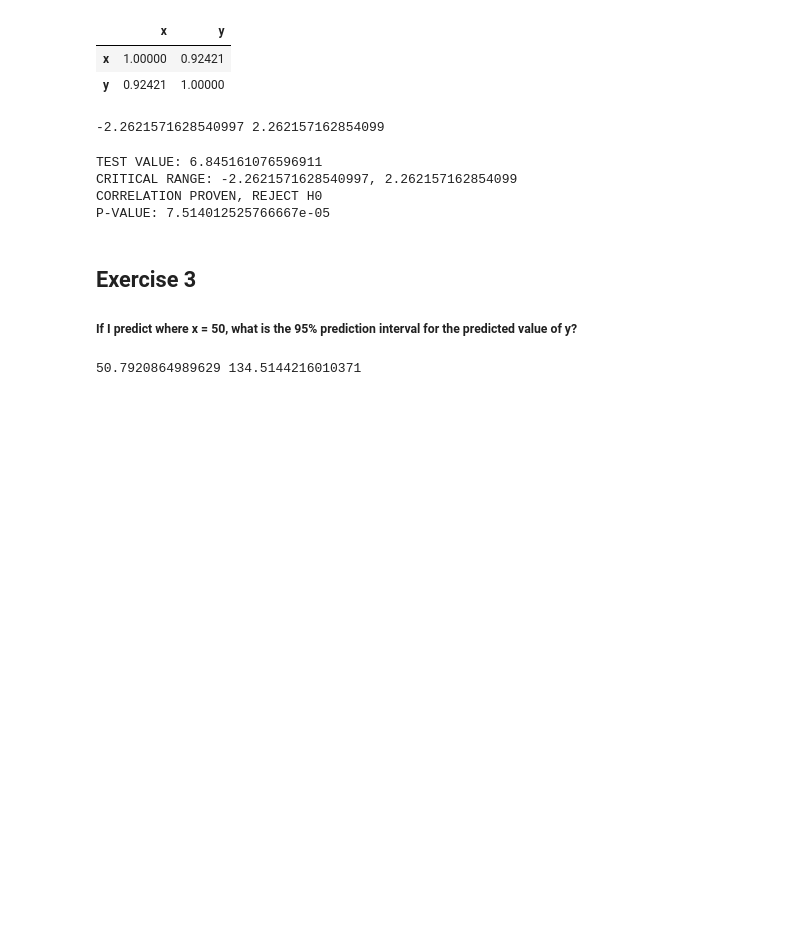
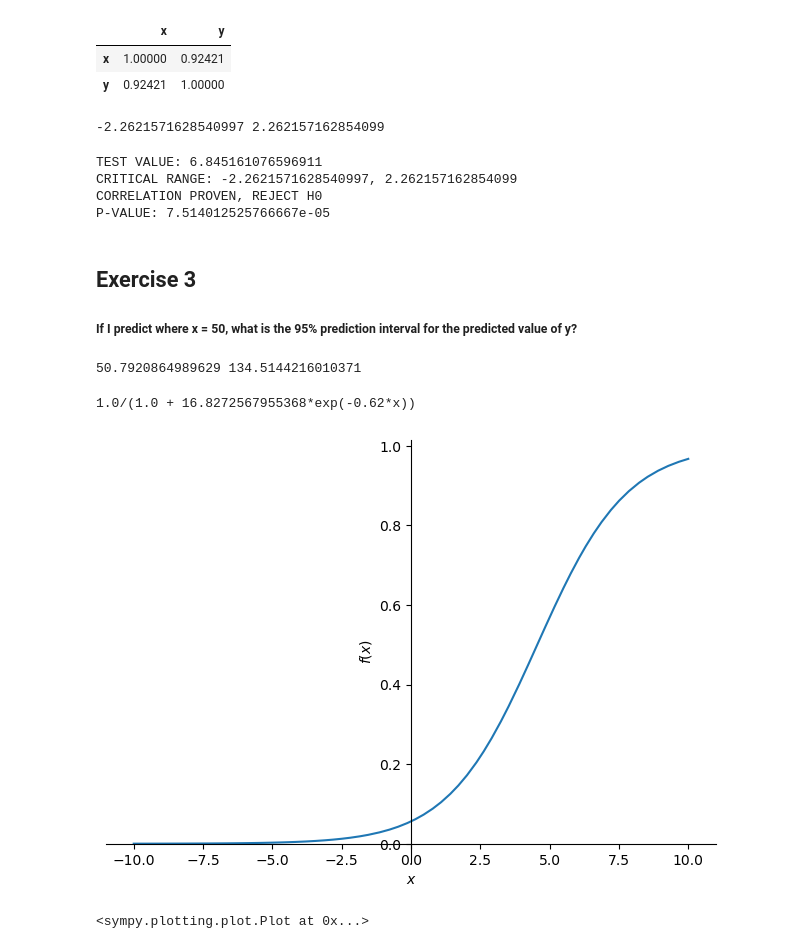
Before and after one commit to MaukanMir/AI-ML-Learning, a Jupyter notebook: Mathematics/Statistics/Essential-Math-Data-Science/regression.ipynb, the cells around one changed output. Saved outputs shown, nothing was run; the diff lists cells and outputs as text; code cells hidden in the pictures; blank space fills up the shorter version.

```diff
--- a/Mathematics/Statistics/Essential-Math-Data-Science/regression.ipynb
+++ b/Mathematics/Statistics/Essential-Math-Data-Science/regression.ipynb
@@ -383,3 +383,18 @@ predicted_y = m*x_0 + b
 print(predicted_y - margin_of_error, predicted_y + margin_of_error)
 # %% [output]
 50.7920864989629 134.5144216010371
+# %%
+from sympy import *
+b0, b1, x = symbols('b0 b1 x')
+
+p = 1.0 / (1.0 + exp(-(b0 + b1 * x)))
+
+p = p.subs(b0,-2.823)
+p = p.subs(b1, 0.620)
+print(p)
+
+plot(p)
+# %% [output]
+1.0/(1.0 + 16.8272567955368*exp(-0.62*x))
+[figure, added]
+<sympy.plotting.plot.Plot at 0x...>
```
